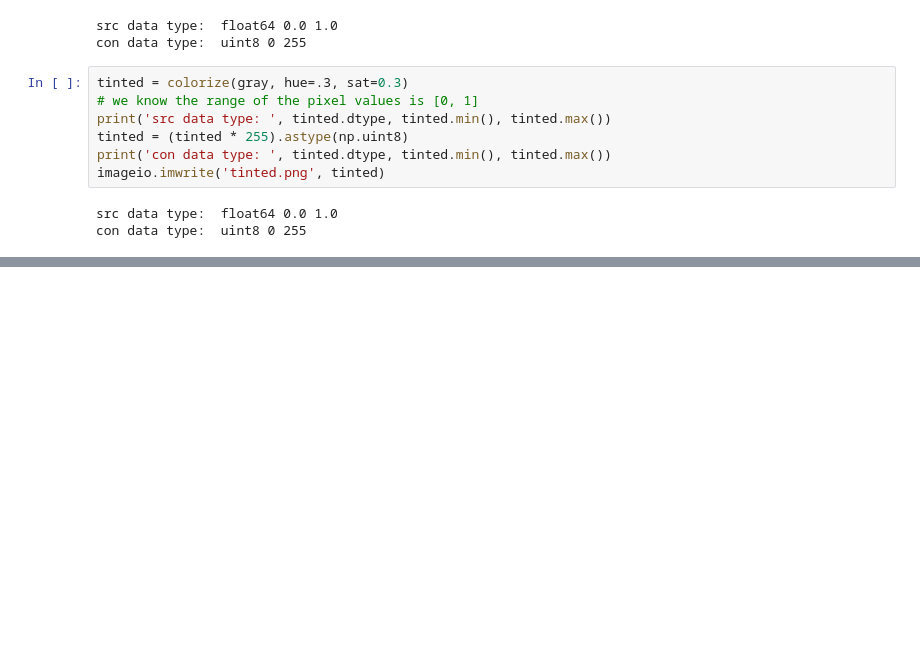
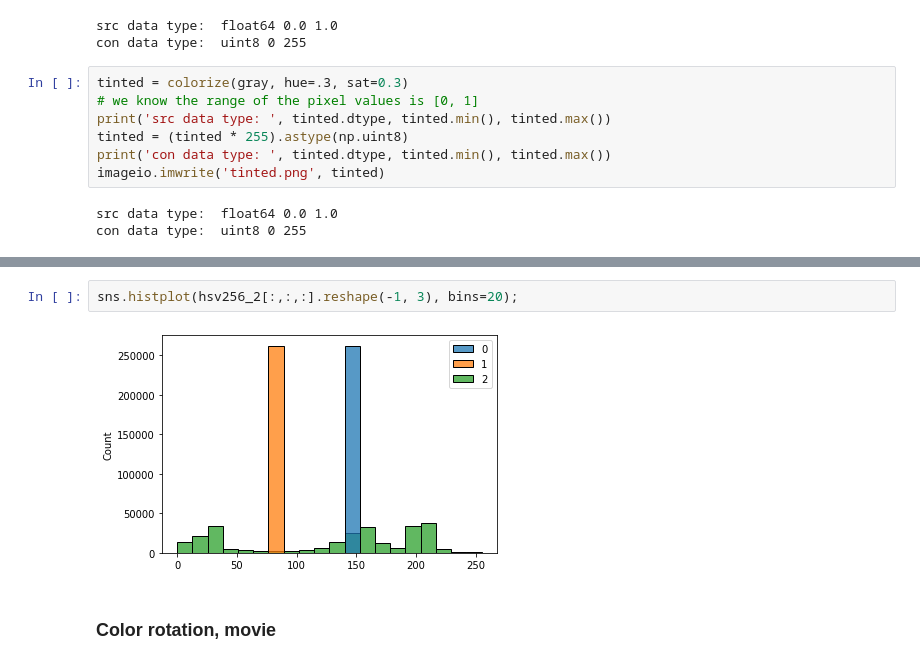
Before and after one commit to yongduek/MAS-2011, a Jupyter notebook: pixel_operations.ipynb, the cells around one changed output, grey strips where cells are left out. Drawn from its saved outputs; the diff is of its cells as text; blank space fills up the shorter version.

```diff
--- a/pixel_operations.ipynb
+++ b/pixel_operations.ipynb
@@ -232,0 +265,6 @@ End.
+# %%
+sns.histplot(hsv256_2[:,:,:].reshape(-1, 3), bins=20);
+# %% [output]
+[figure, added]
+# %% [markdown]
+### Color rotation, movie
```
Also changed, not shown: parts of 15 cells of this notebook.
